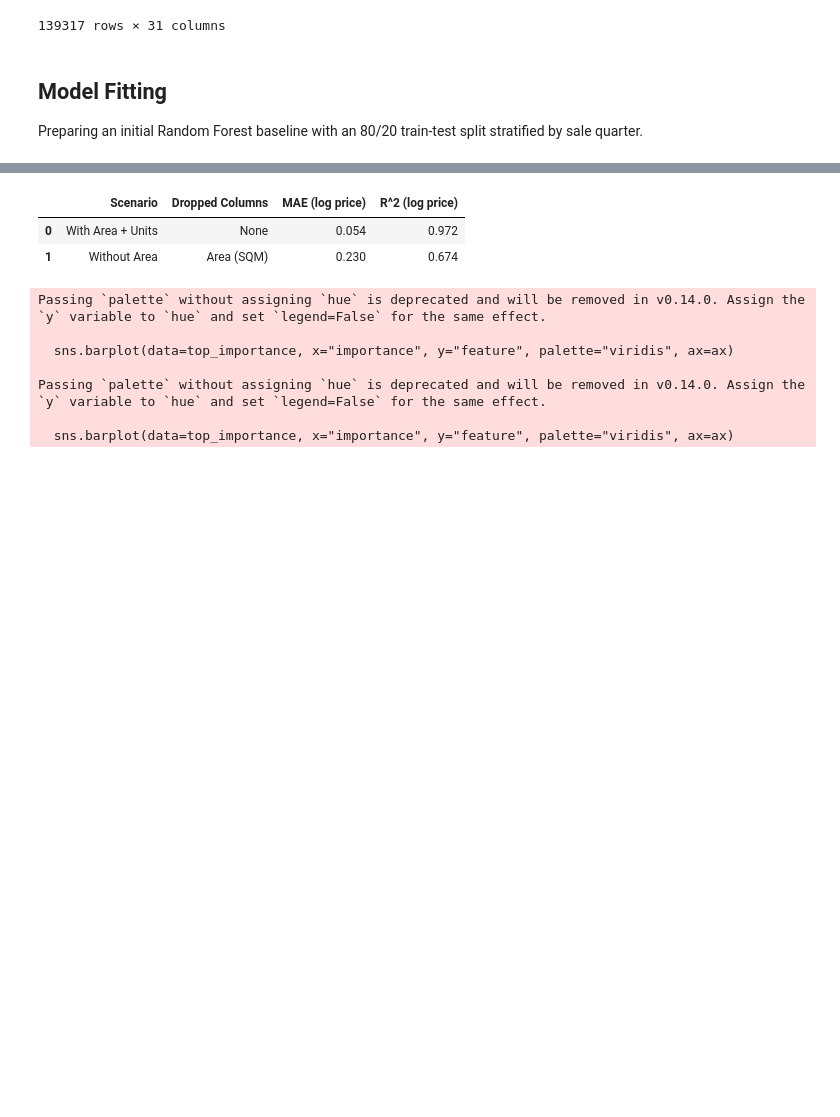
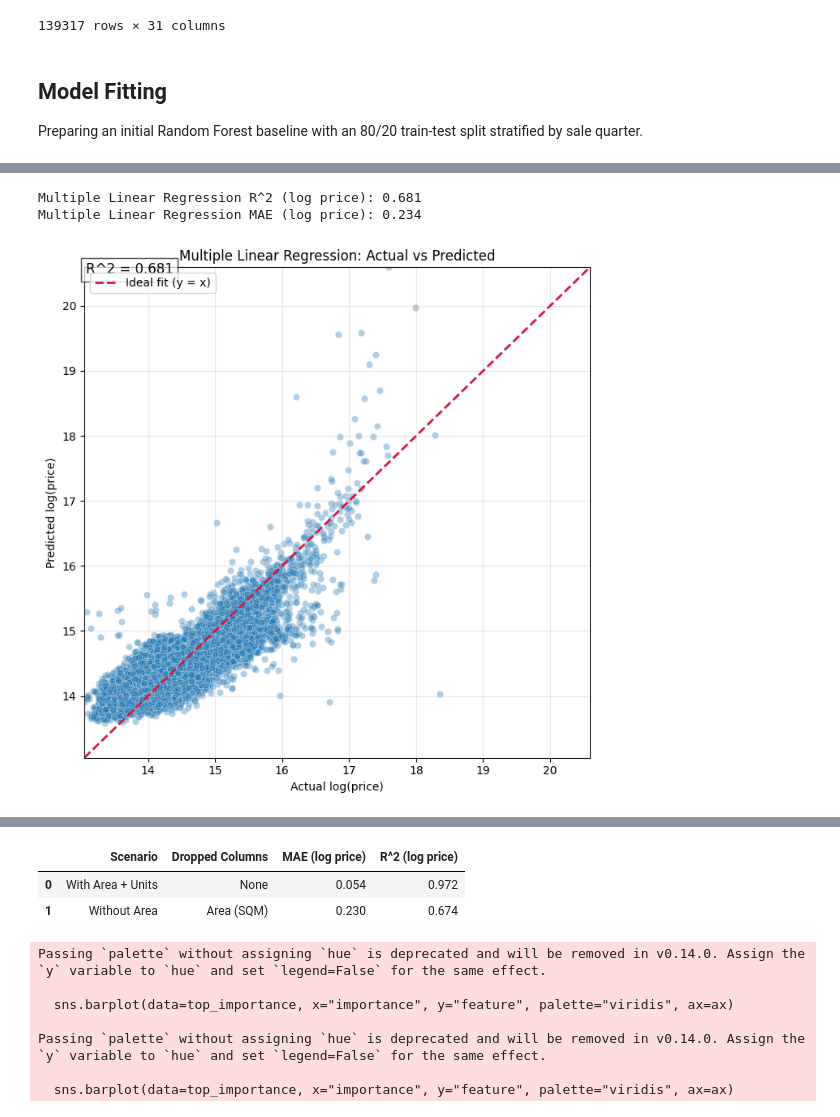
Before and after one commit to aatmiyasilwal/COMP3522-Singapore, a Jupyter notebook: ml.ipynb, the cells around one changed output, grey strips where cells are left out. Saved outputs shown, nothing was run; the diff lists cells and outputs as text; code cells hidden in the pictures; blank space fills up the shorter version.

```diff
--- a/ml.ipynb
+++ b/ml.ipynb
@@ -303,0 +307,80 @@ experiment_configs = [
+# %%
+from sklearn.linear_model import LinearRegression
+
+baseline_drop_cols = [col for col in base_drop_columns if col in model_df.columns]
+X_multi = model_df.drop(columns=[target_column, log_target_column] + baseline_drop_cols)
+y_multi = model_df[log_target_column]
+
+X_train_multi, X_test_multi, y_train_multi, y_test_multi = train_test_split(
+    X_multi,
+    y_multi,
+    test_size=0.2,
+    random_state=1,
+    stratify=stratify_values,
+ )
+
+categorical_features_multi = X_multi.select_dtypes(include=["object", "category", "string"]).columns.tolist()
+numeric_features_multi = X_multi.select_dtypes(include=[np.number, "float", "int"]).columns.tolist()
+
+multi_preprocessor = ColumnTransformer(
+    transformers=[
+        (
+            "categorical",
+            Pipeline(
+                steps=[
+                    ("imputer", SimpleImputer(strategy="most_frequent")),
+                    ("encoder", OneHotEncoder(handle_unknown="ignore")),
+                ]
+            ),
+            categorical_features_multi,
+        ),
+        (
+            "numeric",
+            Pipeline(steps=[("imputer", SimpleImputer(strategy="median"))]),
+            numeric_features_multi,
+        ),
+    ]
+ )
+
+multi_linear_pipeline = Pipeline(
+    steps=[
+        ("preprocess", multi_preprocessor),
+        ("regressor", LinearRegression()),
+    ]
+ )
+
+multi_linear_pipeline.fit(X_train_multi, y_train_multi)
+y_pred_multi = multi_linear_pipeline.predict(X_test_multi)
+
+r2_multi = r2_score(y_test_multi, y_pred_multi)
+mae_multi = mean_absolute_error(y_test_multi, y_pred_multi)
+print(f"Multiple Linear Regression R^2 (log price): {r2_multi:.3f}")
+print(f"Multiple Linear Regression MAE (log price): {mae_multi:.3f}")
+# %% [output]
+Multiple Linear Regression R^2 (log price): 0.681
+Multiple Linear Regression MAE (log price): 0.234
+# %%
+plot_df_multi = pd.DataFrame({
+    "Actual log price": y_test_multi.to_numpy(),
+    "Predicted log price": y_pred_multi,
+})
+axis_min = plot_df_multi.min().min()
+axis_max = plot_df_multi.max().max()
+diagonal = np.linspace(axis_min, axis_max, 100)
+
+fig, ax = plt.subplots(figsize=(7, 7))
+sns.scatterplot(data=plot_df_multi, x="Actual log price", y="Predicted log price", alpha=0.35, ax=ax)
+ax.plot(diagonal, diagonal, color="crimson", linestyle="--", linewidth=2, label="Ideal fit (y = x)")
+ax.set_xlim(axis_min, axis_max)
+ax.set_ylim(axis_min, axis_max)
+ax.set_title("Multiple Linear Regression: Actual vs Predicted")
+ax.set_xlabel("Actual log(price)")
+ax.set_ylabel("Predicted log(price)")
+ax.legend(loc="upper left")
+ax.text(axis_min + 0.02, axis_max - 0.1, f"R^2 = {r2_multi:.3f}", fontsize=12, bbox={"facecolor": "white", "alpha": 0.7, "pad": 4})
+ax.grid(alpha=0.3)
+
+plt.tight_layout()
+plt.show()
+# %% [output]
+[figure, added]
```
Also changed, not shown: parts of 9 cells of this notebook.
